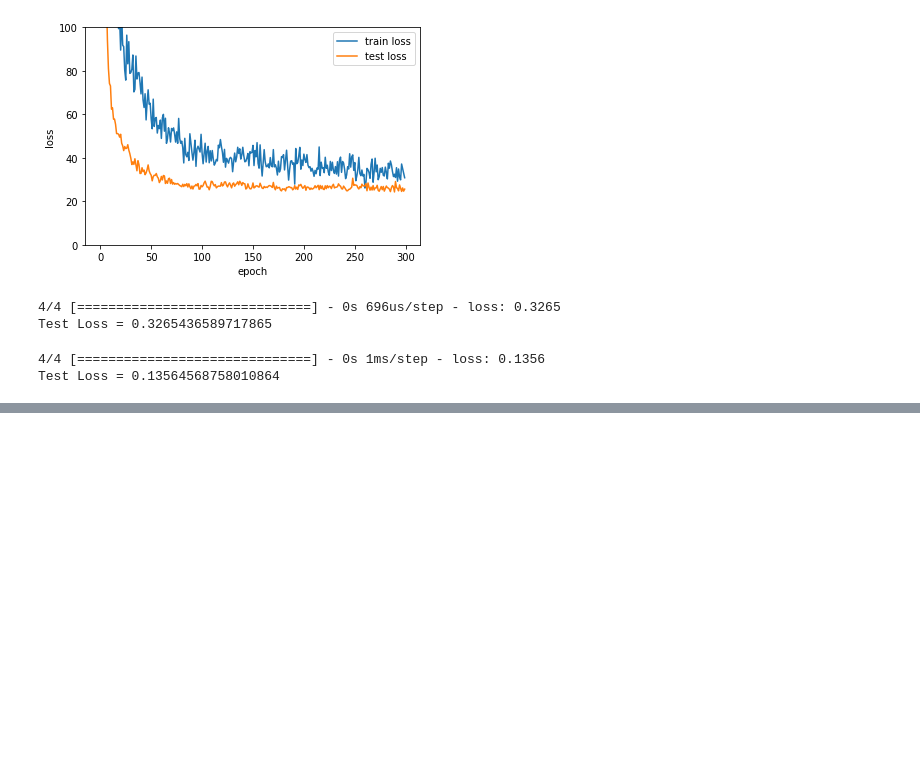
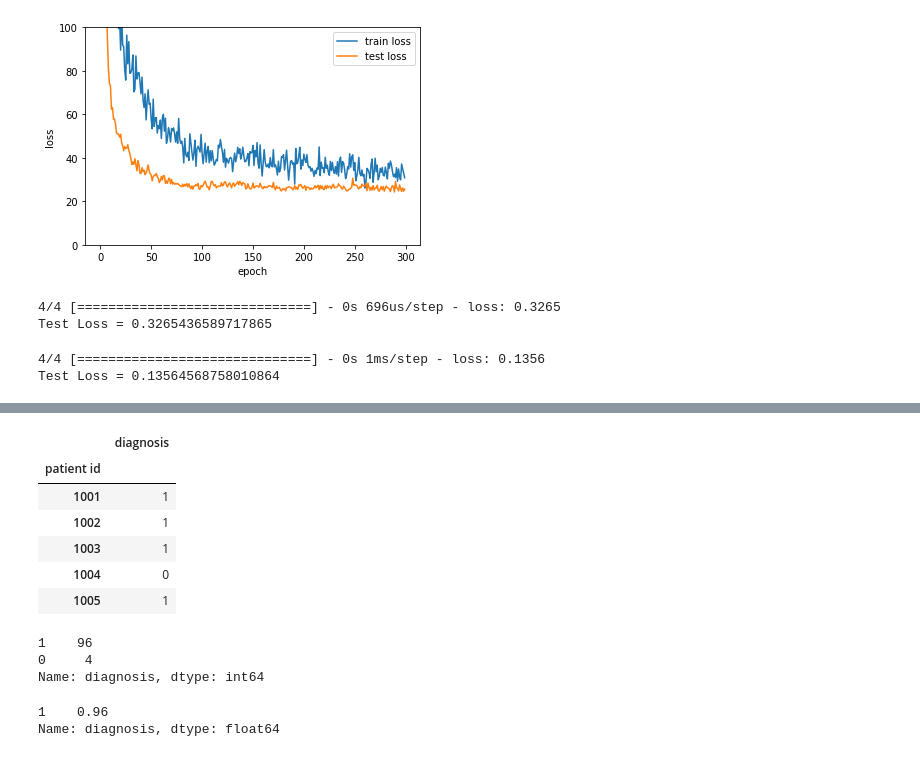
Before and after one commit to thebluesky0205/testRepoLKS, a Jupyter notebook: twelveth.ipynb, the cells around one changed output, grey strips where cells are left out. Saved outputs shown, nothing was run; the diff lists cells and outputs as text; code cells hidden in the pictures; blank space fills up the shorter version.

Commit message:
0713_1728_KERAS6

```diff
--- a/twelveth.ipynb
+++ b/twelveth.ipynb
@@ -598,0 +767,26 @@ Test Loss = 0.12459728121757507
+# %%
+nadm = pd.read_csv(
+    "Applied-Deep-Learning-with-Keras" +
+    "/Lesson06/data/Flu.csv",
+    index_col = 0
+)
+nadm.head()
+# %% [output]
+|  | diagnosis |
+| patient id |  |
+| 1001 | 1 |
+| 1002 | 1 |
+| 1003 | 1 |
+| 1004 | 0 |
+| 1005 | 1 |
+# %%
+nadm.diagnosis.value_counts()
+# %% [output]
+1    96
+0     4
+Name: diagnosis, dtype: int64
+# %%
+nadm.diagnosis.value_counts().head(1) / len(nadm.diagnosis)
+# %% [output]
+1    0.96
+Name: diagnosis, dtype: float64
```
Also changed, not shown: parts of 18 cells of this notebook.
